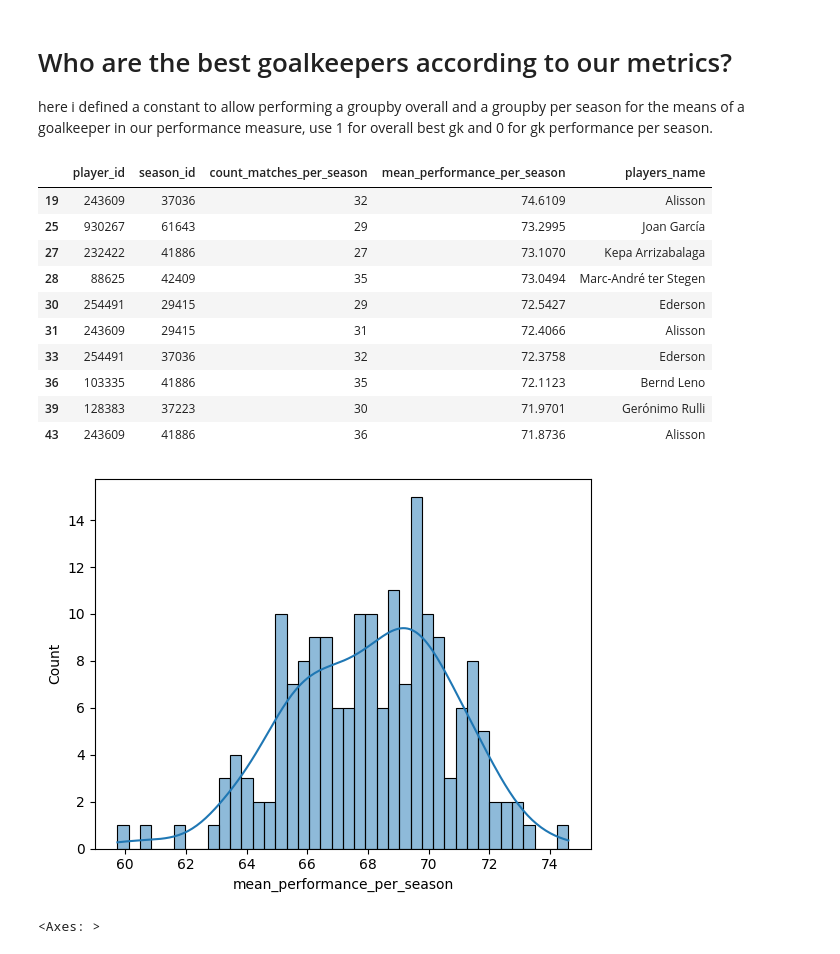
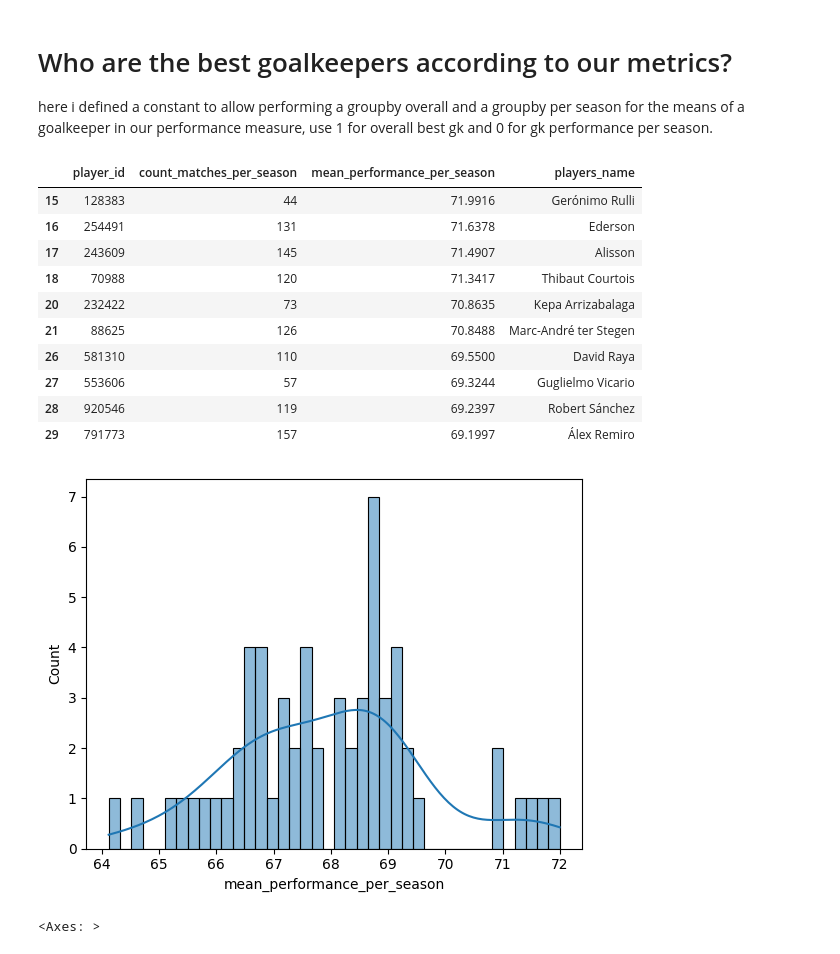
Before and after one commit to JavierJ002/FutbolPorLey, a Jupyter notebook: EDA_notebooks/goalkeepers.ipynb, the cells around one changed output. Drawn from its saved outputs; the diff is of its cells as text; code cells hidden in the pictures.

```diff
--- a/EDA_notebooks/goalkeepers.ipynb
+++ b/EDA_notebooks/goalkeepers.ipynb
@@ -745,7 +745,7 @@ hist_plot(df_goalkeepers_full, 'final_metric')
 
 here i defined a constant to allow performing a groupby overall and a groupby per season for the means of a goalkeeper in our performance measure, use 1 for overall best gk and 0 for gk performance per season.
 # %%
-OVERALL_KEEPERS = 0
+OVERALL_KEEPERS = 1
 
 if not OVERALL_KEEPERS:
     performance_per_season = df_goalkeepers_full.groupby(['player_id', 'season_id_x']).agg(
@@ -772,45 +772,45 @@ if not OVERALL_KEEPERS:
 
 else:
     performance_per_season = df_goalkeepers_full.groupby(['player_id']).agg(
         count_matches_per_season=('final_metric', 'count'),
         mean_performance_per_season=('final_metric', 'mean')
     ).reset_index()
 
     players_performance = performance_per_season.merge(
         players[['player_id', 'name']],
         on='player_id',
         how='left'
     )
 
     order_performance = players_performance.sort_values(
         by=['mean_performance_per_season'],
         ascending=False
     ).reset_index(drop=True)
 
     min_matches = 38
 
     order_performance = order_performance.rename(columns = {'season_id_x': 'season_id', 'name': 'players_name'})
     #order_performance_season = order_performance.merge(seasons[['season_id', 'name']], how = 'left', on='season_id')
 
 minimum_games_filter = order_performance['count_matches_per_season'] > min_matches
 
 
 order_performance = order_performance.loc[minimum_games_filter]
 sns.histplot(data = order_performance, x = 'mean_performance_per_season', bins = 40, kde=True)
 order_performance.head(10)
 # %% [output]
-|  | player_id | season_id | count_matches_per_season | mean_performance_per_season | players_name |
-| 19 | 243609 | 37036 | 32 | 74.6109 | Alisson |
-| 25 | 930267 | 61643 | 29 | 73.2995 | Joan García |
-| 27 | 232422 | 41886 | 27 | 73.1070 | Kepa Arrizabalaga |
-| 28 | 88625 | 42409 | 35 | 73.0494 | Marc-André ter Stegen |
-| 30 | 254491 | 29415 | 29 | 72.5427 | Ederson |
-| 31 | 243609 | 29415 | 31 | 72.4066 | Alisson |
-| 33 | 254491 | 37036 | 32 | 72.3758 | Ederson |
-| 36 | 103335 | 41886 | 35 | 72.1123 | Bernd Leno |
-| 39 | 128383 | 37223 | 30 | 71.9701 | Gerónimo Rulli |
-| 43 | 243609 | 41886 | 36 | 71.8736 | Alisson |
+|  | player_id | count_matches_per_season | mean_performance_per_season | players_name |
+| 15 | 128383 | 44 | 71.9916 | Gerónimo Rulli |
+| 16 | 254491 | 131 | 71.6378 | Ederson |
+| 17 | 243609 | 145 | 71.4907 | Alisson |
+| 18 | 70988 | 120 | 71.3417 | Thibaut Courtois |
+| 20 | 232422 | 73 | 70.8635 | Kepa Arrizabalaga |
+| 21 | 88625 | 126 | 70.8488 | Marc-André ter Stegen |
+| 26 | 581310 | 110 | 69.5500 | David Raya |
+| 27 | 553606 | 57 | 69.3244 | Guglielmo Vicario |
+| 28 | 920546 | 119 | 69.2397 | Robert Sánchez |
+| 29 | 791773 | 157 | 69.1997 | Álex Remiro |
-[figure, old version]
+[figure, new version]
 # %%
 a = df_goalkeepers_full[['final_metric', 'sofascore_rating']]
 sns.heatmap(a.corr(), annot = True, fmt = '4.4f', cmap = 'coolwarm')
```
Also changed, not shown: parts of 4 cells of this notebook, 2 other files.
